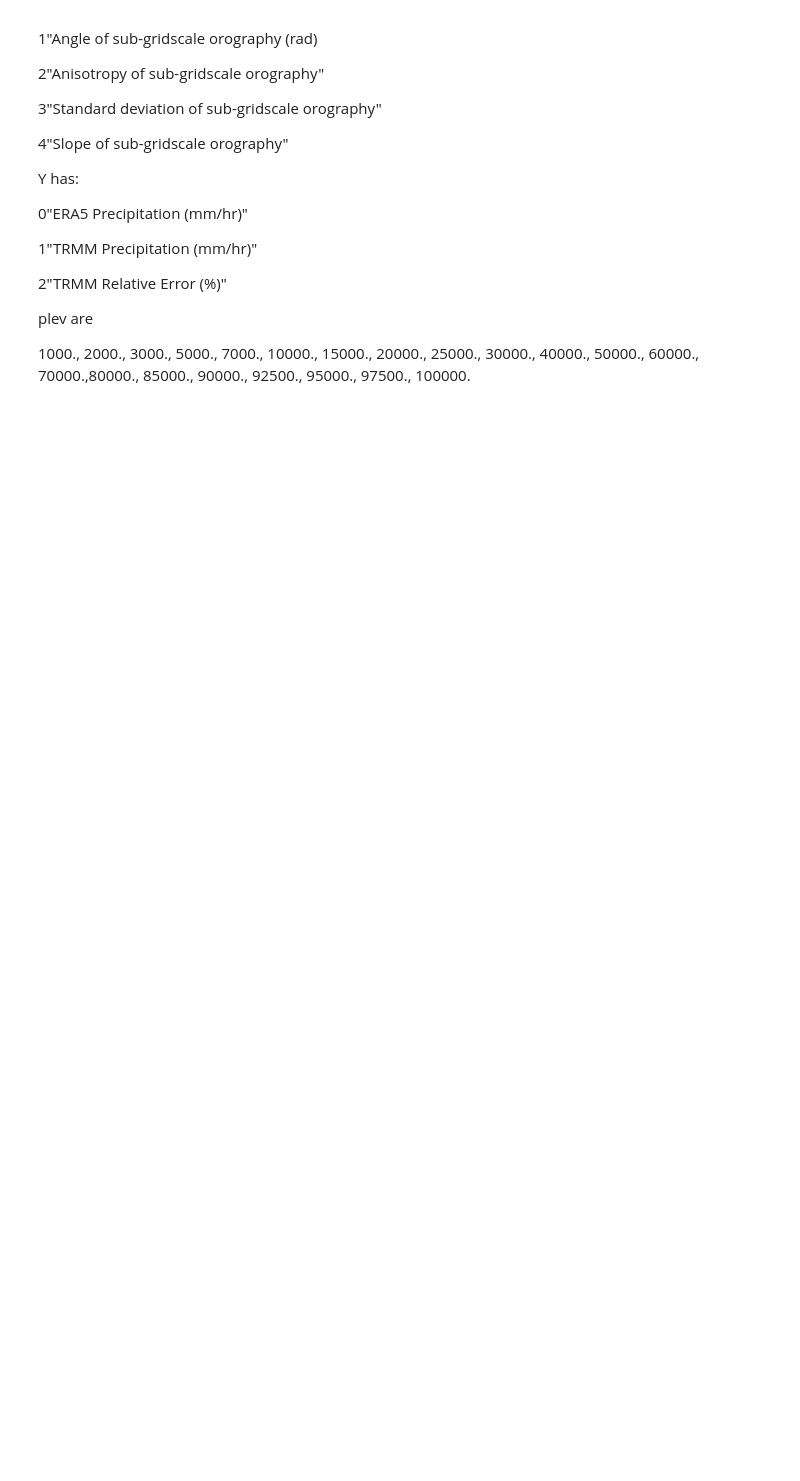
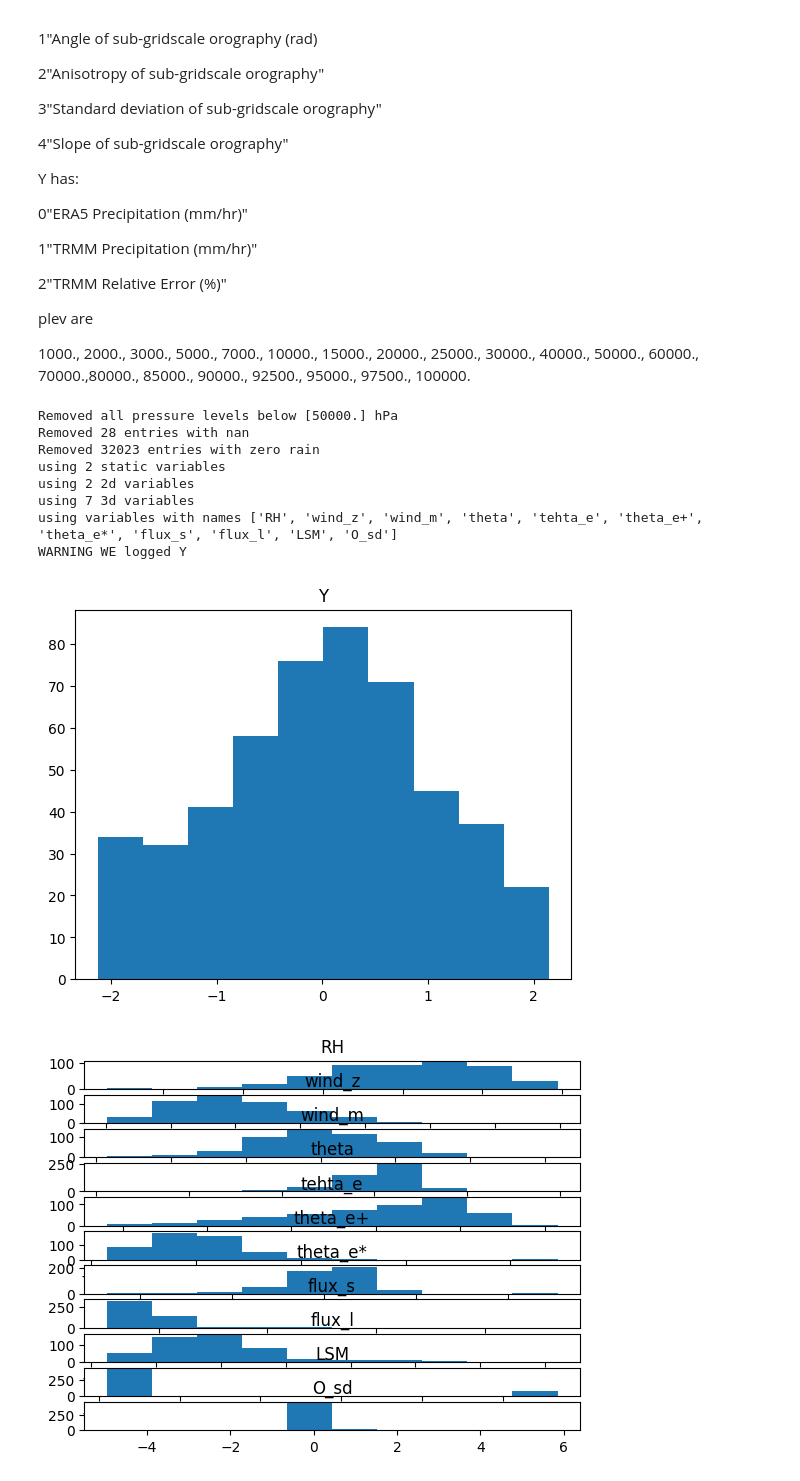
Before and after one commit to JaxGaussianProcesses/GPJax, a Jupyter notebook: run.ipynb, the cells around one changed output. Saved outputs shown, nothing was run; the diff lists cells and outputs as text; code cells hidden in the pictures; blank space fills up the shorter version.

```diff
--- a/run.ipynb
+++ b/run.ipynb
@@ -260,6 +275,17 @@ def prep_data(type=str):
     return D, problem_info
 # %%
 from plotting import plot_data
-D, problem_info = prep_data("just rain")
+D, problem_info = prep_data("no rain")
+D = gpx.Dataset(X=D.X[:500,:], y=D.y[:500,:])
 plot_data(problem_info,D)
-D = D.get_subset(500)
+# %% [output]
+Removed all pressure levels below [50000.] hPa
+Removed 28 entries with nan
+Removed 32023 entries with zero rain
+using 2 static variables
+using 2 2d variables
+using 7 3d variables
+using variables with names ['RH', 'wind_z', 'wind_m', 'theta', 'tehta_e', 'theta_e+', 'theta_e*', 'flux_s', 'flux_l', 'LSM', 'O_sd']
+WARNING WE logged Y
+[figure, added]
+[figure, added]
```
Also changed, not shown: parts of 6 cells of this notebook, 3 other files.
